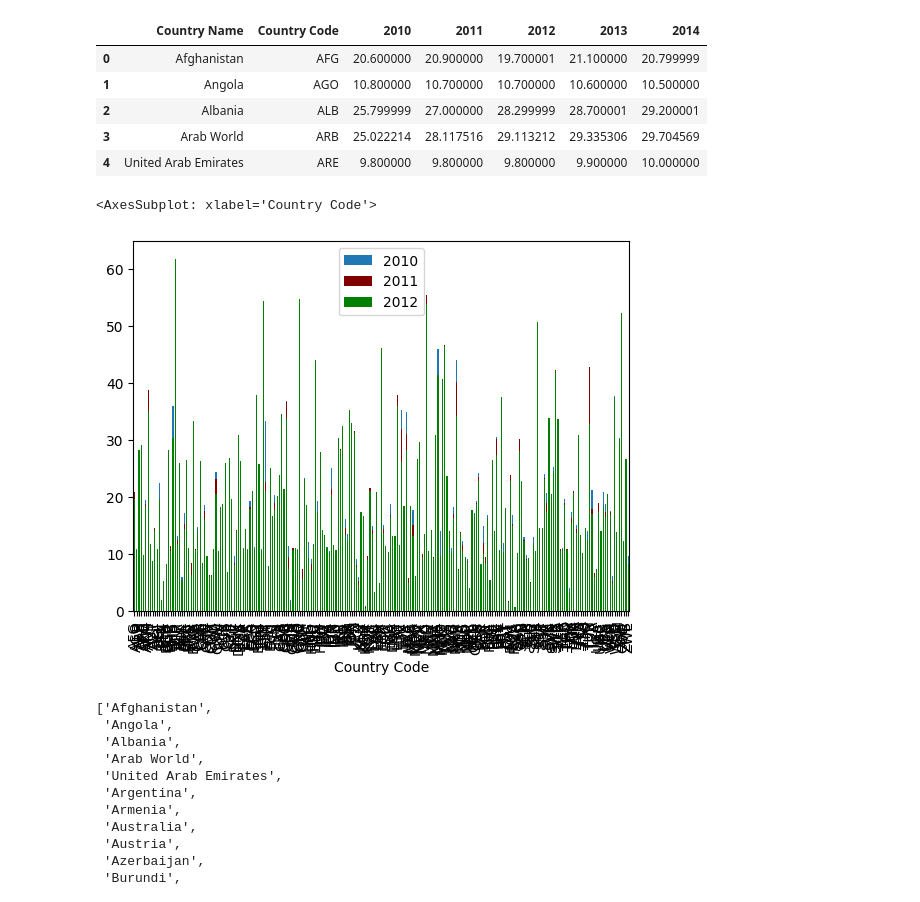
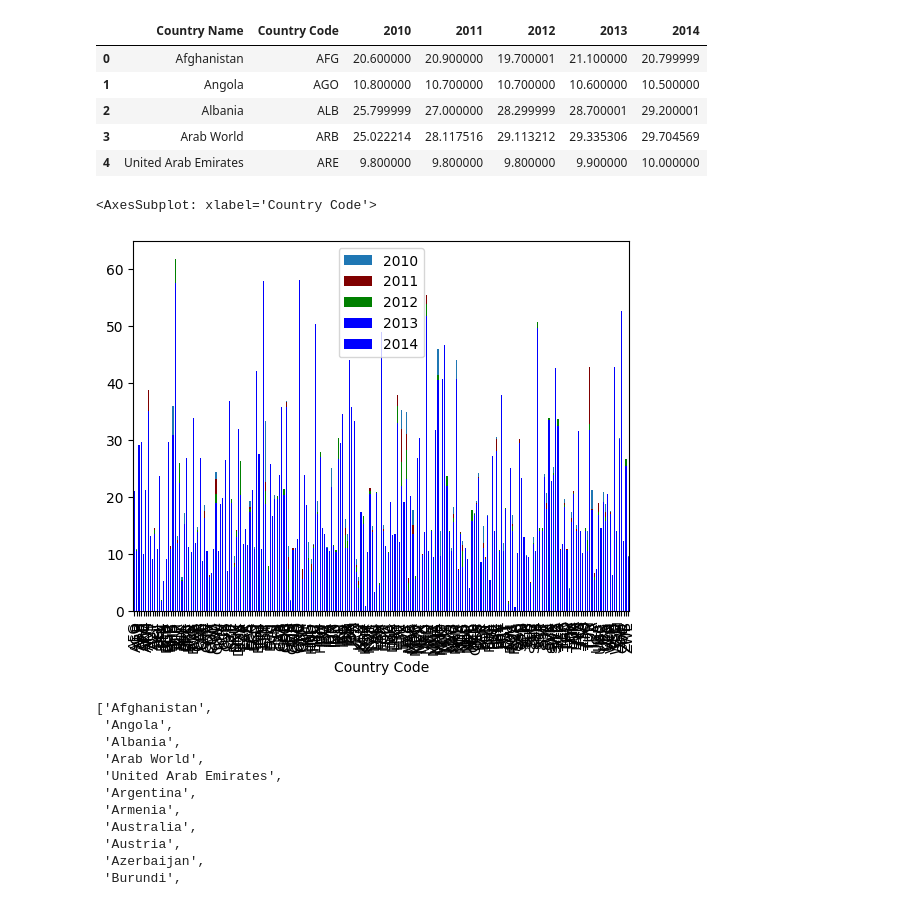
Before and after one commit to HassanBahati/Data-Science-and-Machine-Learning, a Jupyter notebook: [AI]-Group Assignment 2/main.ipynb, the cells around one changed output. Saved outputs shown, nothing was run; the diff lists cells and outputs as text; code cells hidden in the pictures.

Commit message:
add all years to histogram

```diff
--- a/[AI]-Group Assignment 2/main.ipynb
+++ b/[AI]-Group Assignment 2/main.ipynb
@@ -20,15 +20,17 @@ data.head()
 # %%
 # histograms for unemployment over the 5 years
 df = pd.DataFrame(data)
 
 # plotting Height
 ax = df.plot(x="Country Code", y="2010", kind="bar")
 # plotting age on the same axis
 df.plot(x="Country Code", y="2011", kind="bar", ax=ax, color="maroon")
 df.plot(x="Country Code", y="2012", kind="bar", ax=ax, color="green")
+df.plot(x="Country Code", y="2013", kind="bar", ax=ax, color="blue")
+df.plot(x="Country Code", y="2014", kind="bar", ax=ax, color="blue")
 # %% [output]
 <AxesSubplot: xlabel='Country Code'>
-[figure, old version]
+[figure, new version]
 # %%
 # Filter out dupliates from countries
 display(list(data['Country Name'].unique()))
```
